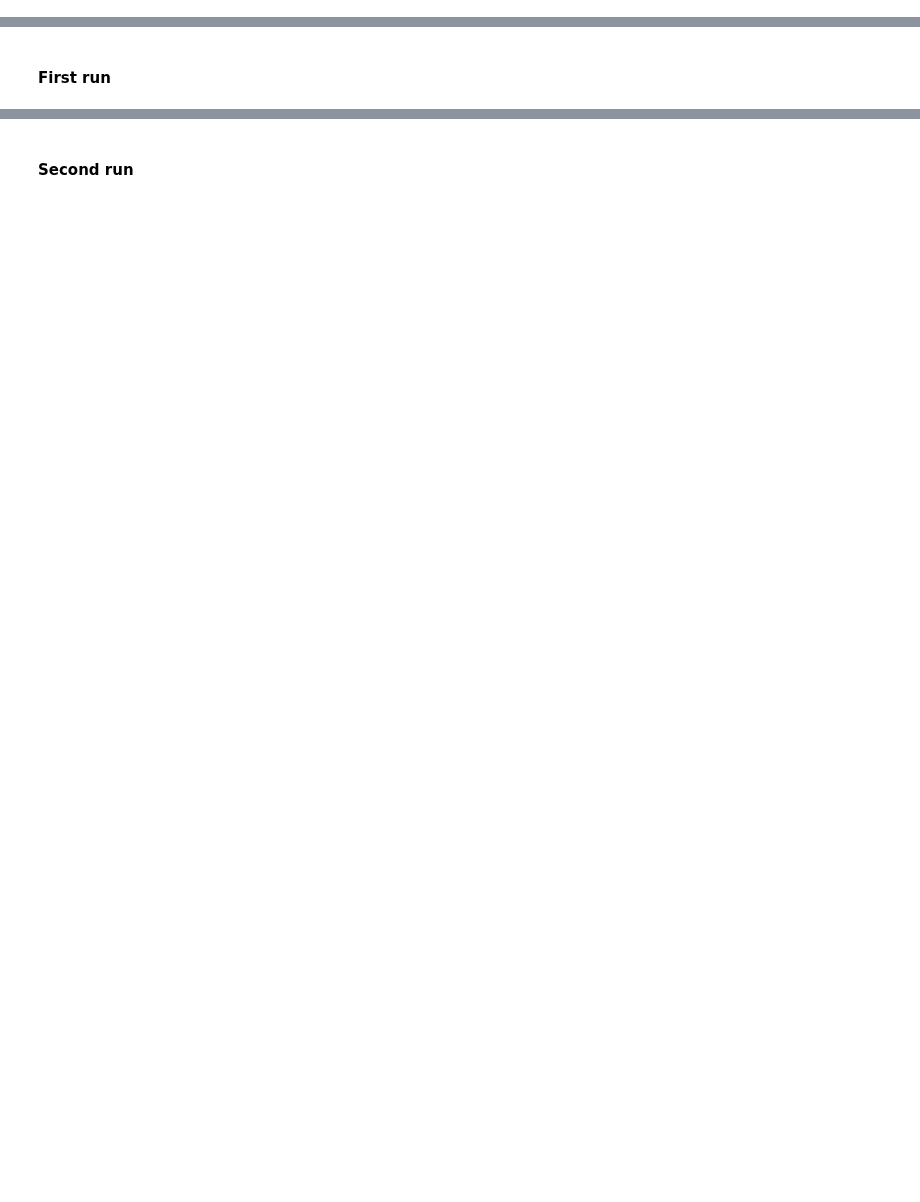
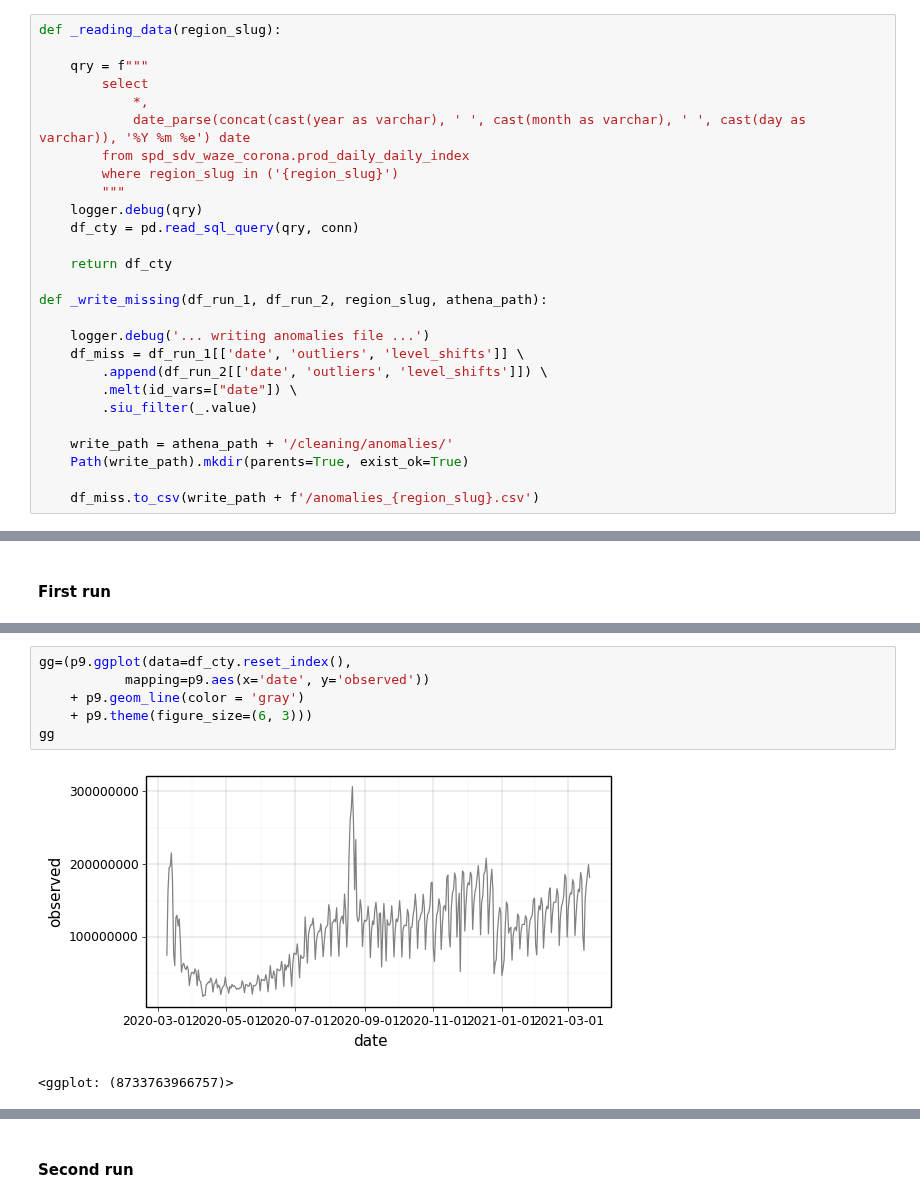
Before and after one commit to EL-BID/IDB-IDB-Invest-Coronavirus-Impact-Dashboard, a Jupyter notebook: notebooks/cleaning_observed_ts_city.ipynb, the cells around one changed output, grey strips where cells are left out. Saved outputs shown, nothing was run; the diff lists cells and outputs as text; blank space fills up the shorter version.

```diff
--- a/notebooks/cleaning_observed_ts_city.ipynb
+++ b/notebooks/cleaning_observed_ts_city.ipynb
@@ -548,5 +614,32 @@ def _plot_imputation(df_imputate):
 # %% [markdown]
 #### Process functions
+# %%
+def _reading_data(region_slug):
+
+    qry = f"""
+        select
+            *,
+            date_parse(concat(cast(year as varchar), ' ', cast(month as varchar), ' ', cast(day as varchar)), '%Y %m %e') date
+        from spd_sdv_waze_corona.prod_daily_daily_index
+        where region_slug in ('{region_slug}')
+        """
+    logger.debug(qry)
+    df_cty = pd.read_sql_query(qry, conn)
+
+    return df_cty
+
+def _write_missing(df_run_1, df_run_2, region_slug, athena_path):
+
+    logger.debug('... writing anomalies file ...')
+    df_miss = df_run_1[['date', 'outliers', 'level_shifts']] \
+        .append(df_run_2[['date', 'outliers', 'level_shifts']]) \
+        .melt(id_vars=["date"]) \
+        .siu_filter(_.value)
+
+    write_path = athena_path + '/cleaning/anomalies/'
+    Path(write_path).mkdir(parents=True, exist_ok=True)
+
+    df_miss.to_csv(write_path + f'/anomalies_{region_slug}.csv')
 # %%
 ### run functions
 def _run_step(df_run,
@@ -627,2 +847,11 @@ gg
+# %%
+gg=(p9.ggplot(data=df_cty.reset_index(),
+           mapping=p9.aes(x='date', y='observed'))
+    + p9.geom_line(color = 'gray')
+    + p9.theme(figure_size=(6, 3)))
+gg
+# %% [output]
+[figure, added]
+<ggplot: (8733763966757)>
 # %%
 df_run_1 = _run_step(df_run = df_cty.sort_values(by=['region_slug', 'date']),
```
Also changed, not shown: parts of 23 cells of this notebook.
